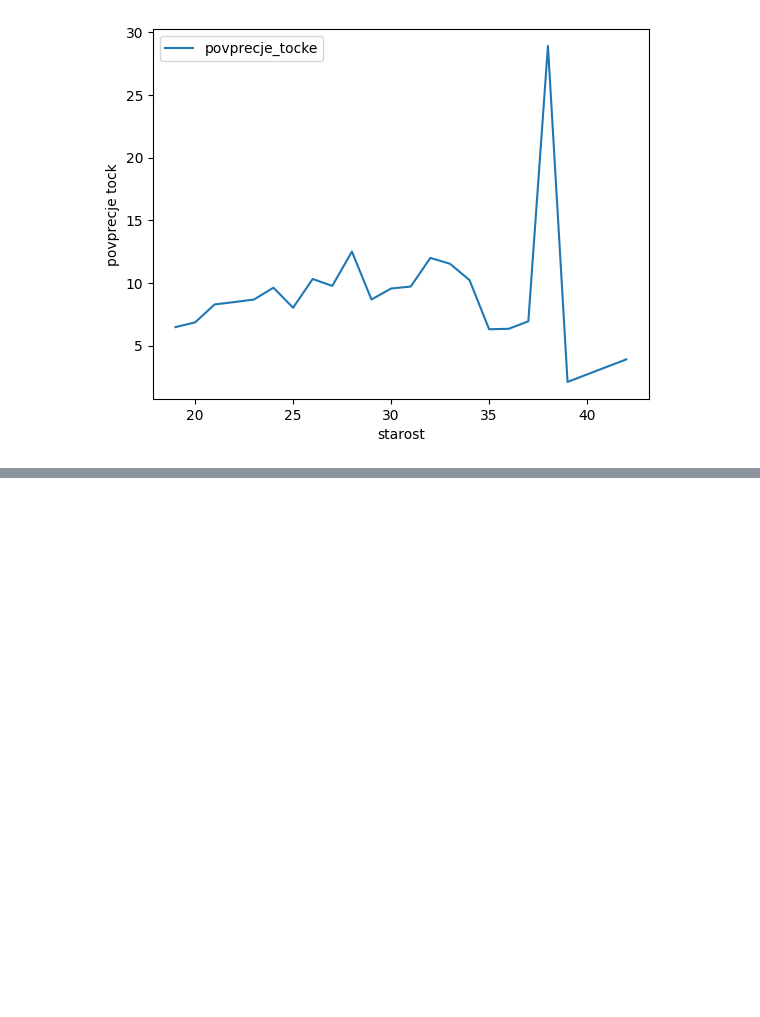
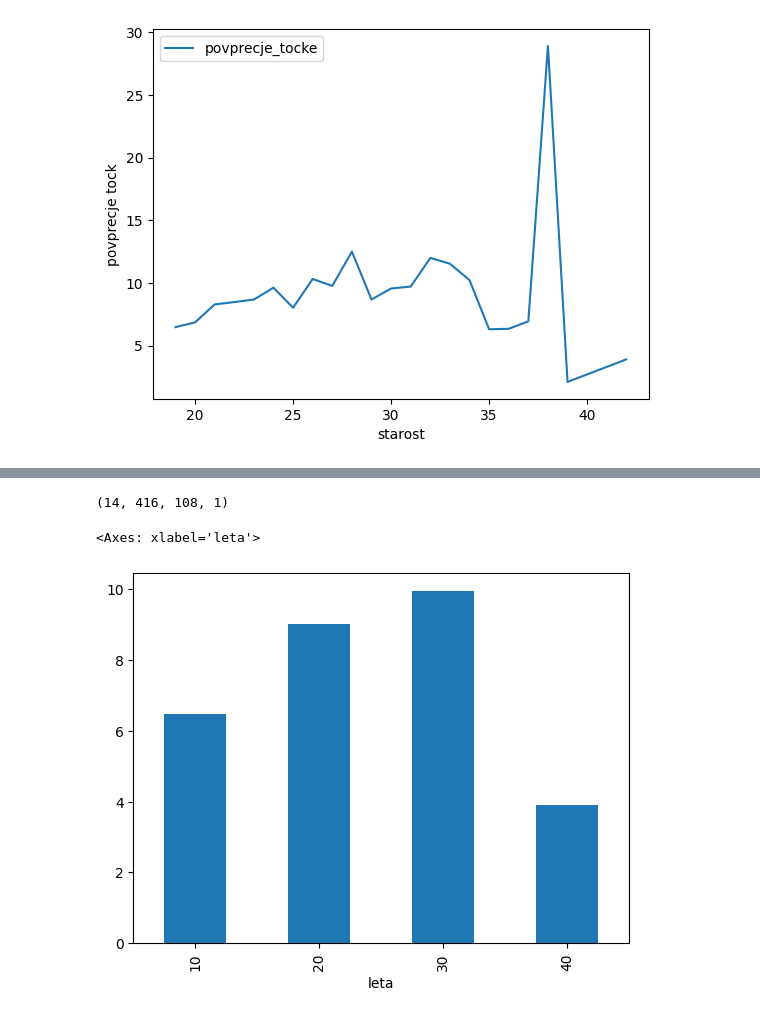
Before and after one commit to Miha-Novoselec/Projekt-Novoselec, a Jupyter notebook: Analiza-podatkov.ipynb, the cells around one changed output, grey strips where cells are left out. Drawn from its saved outputs; the diff is of its cells as text; code cells hidden in the pictures; blank space fills up the shorter version.

```diff
--- a/Analiza-podatkov.ipynb
+++ b/Analiza-podatkov.ipynb
@@ -236,3 +225,5 @@ tocke_po_letih.plot(ylabel = "povprecje tock")
 # %% [output]
 <Axes: xlabel='starost', ylabel='povprecje tock'>
 [figure]
+# %%
+igralci["leta"] = (igralci[["starost"]] // 10) * 10
@@ -238,0 +261,10 @@ tocke_po_letih.plot(ylabel = "povprecje tock")
+# %%
+igralci_desetletje = razvrsti_po_desetletjih(igralci)
+razvrsti_po_desetletjih(igralci)
+# %% [output]
+(14, 416, 108, 1)
+# %%
+igralci.groupby(["leta"])["povprecje_tocke"].mean().plot.bar()
+# %% [output]
+<Axes: xlabel='leta'>
+[figure, added]
```
Also changed, not shown: parts of 12 cells of this notebook, 1 other file.
